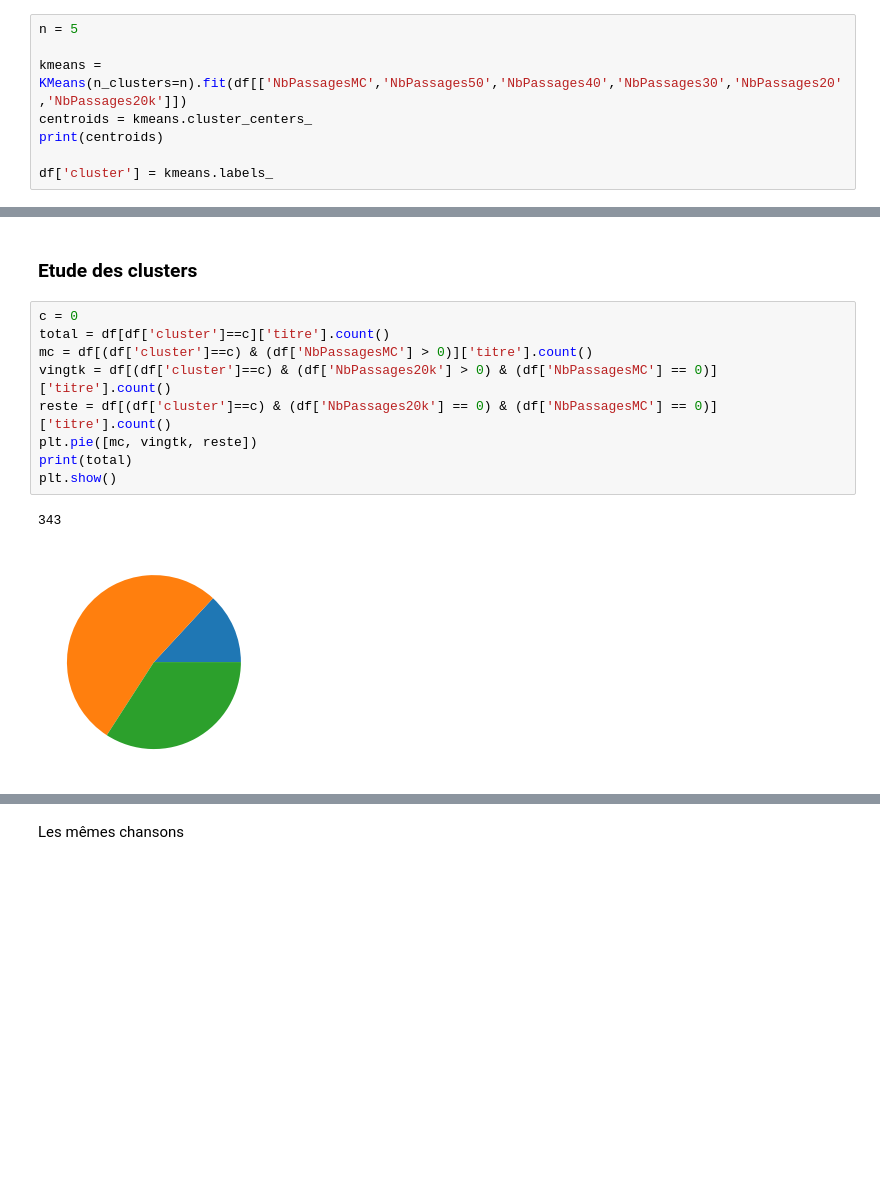
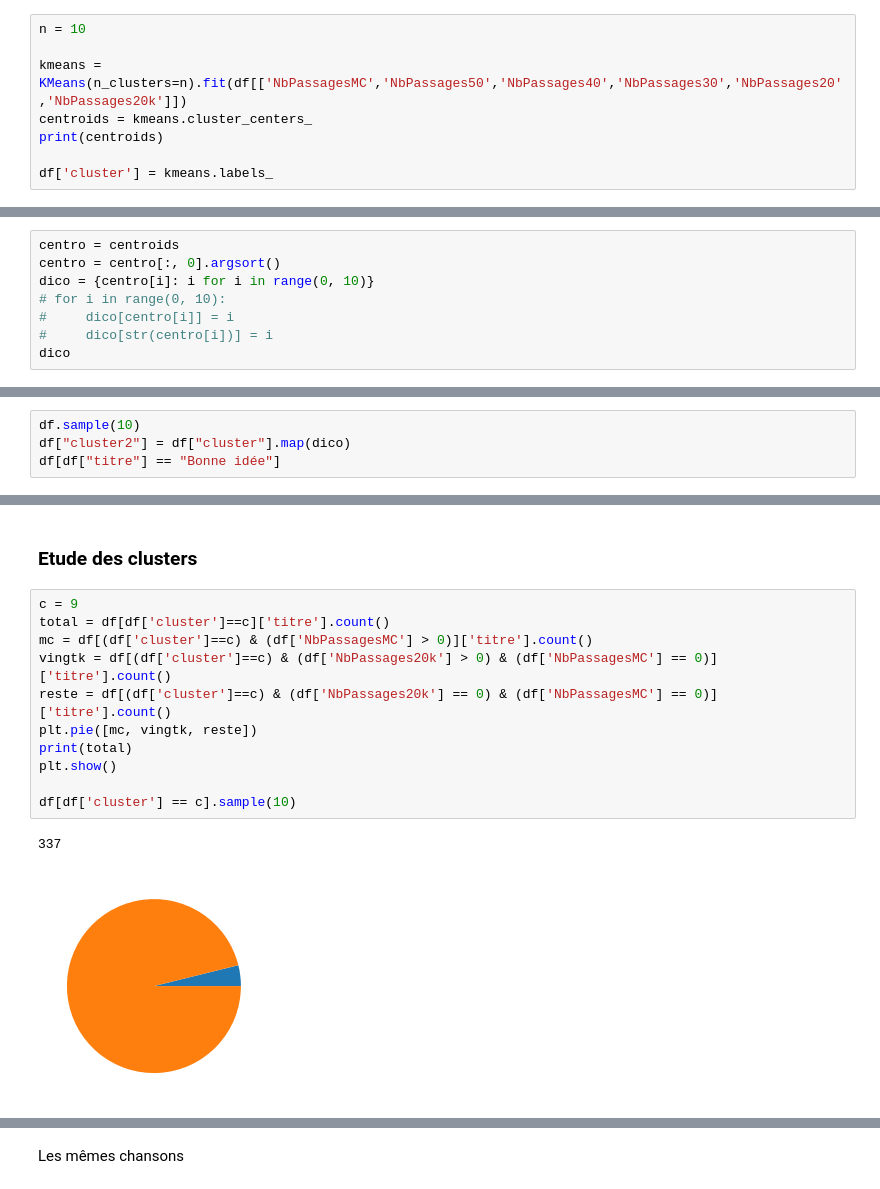
Before and after one commit to ThomasCosyn/code, a Jupyter notebook: ML/etudes/clustering.ipynb, the cells around one changed output, grey strips where cells are left out. Drawn from its saved outputs; the diff is of its cells as text; blank space fills up the shorter version.

Commit message:
Travail sur les clusters de chansons

```diff
--- a/ML/clustering.ipynb
+++ b/ML/etudes/clustering.ipynb
@@ -93,5 +92,5 @@ Nombre de chansons dans la classe 2 : 614
 # %%
-n = 5
+n = 10
 
 kmeans = KMeans(n_clusters=n).fit(df[['NbPassagesMC','NbPassages50','NbPassages40','NbPassages30','NbPassages20','NbPassages20k']])
 centroids = kmeans.cluster_centers_
@@ -106,0 +126,8 @@ df['cluster'] = kmeans.labels_
+# %%
+centro = centroids
+centro = centro[:, 0].argsort()
+dico = {centro[i]: i for i in range(0, 10)}
+# for i in range(0, 10):
+#     dico[centro[i]] = i
+#     dico[str(centro[i])] = i
+dico
@@ -106,0 +136,4 @@ df['cluster'] = kmeans.labels_
+# %%
+df.sample(10)
+df["cluster2"] = df["cluster"].map(dico)
+df[df["titre"] == "Bonne idée"]
@@ -153,14 +208,16 @@ Proportion 20k : 0.959
 # %% [markdown]
 ### Etude des clusters
 # %%
-c = 0
+c = 9
 total = df[df['cluster']==c]['titre'].count()
 mc = df[(df['cluster']==c) & (df['NbPassagesMC'] > 0)]['titre'].count()
 vingtk = df[(df['cluster']==c) & (df['NbPassages20k'] > 0) & (df['NbPassagesMC'] == 0)]['titre'].count()
 reste = df[(df['cluster']==c) & (df['NbPassages20k'] == 0) & (df['NbPassagesMC'] == 0)]['titre'].count()
 plt.pie([mc, vingtk, reste])
 print(total)
 plt.show()
+
+df[df['cluster'] == c].sample(10)
 # %% [output]
-343
+337
-[figure, old version]
+[figure, new version]
```
Also changed, not shown: parts of 22 cells of this notebook, 20 other files.
